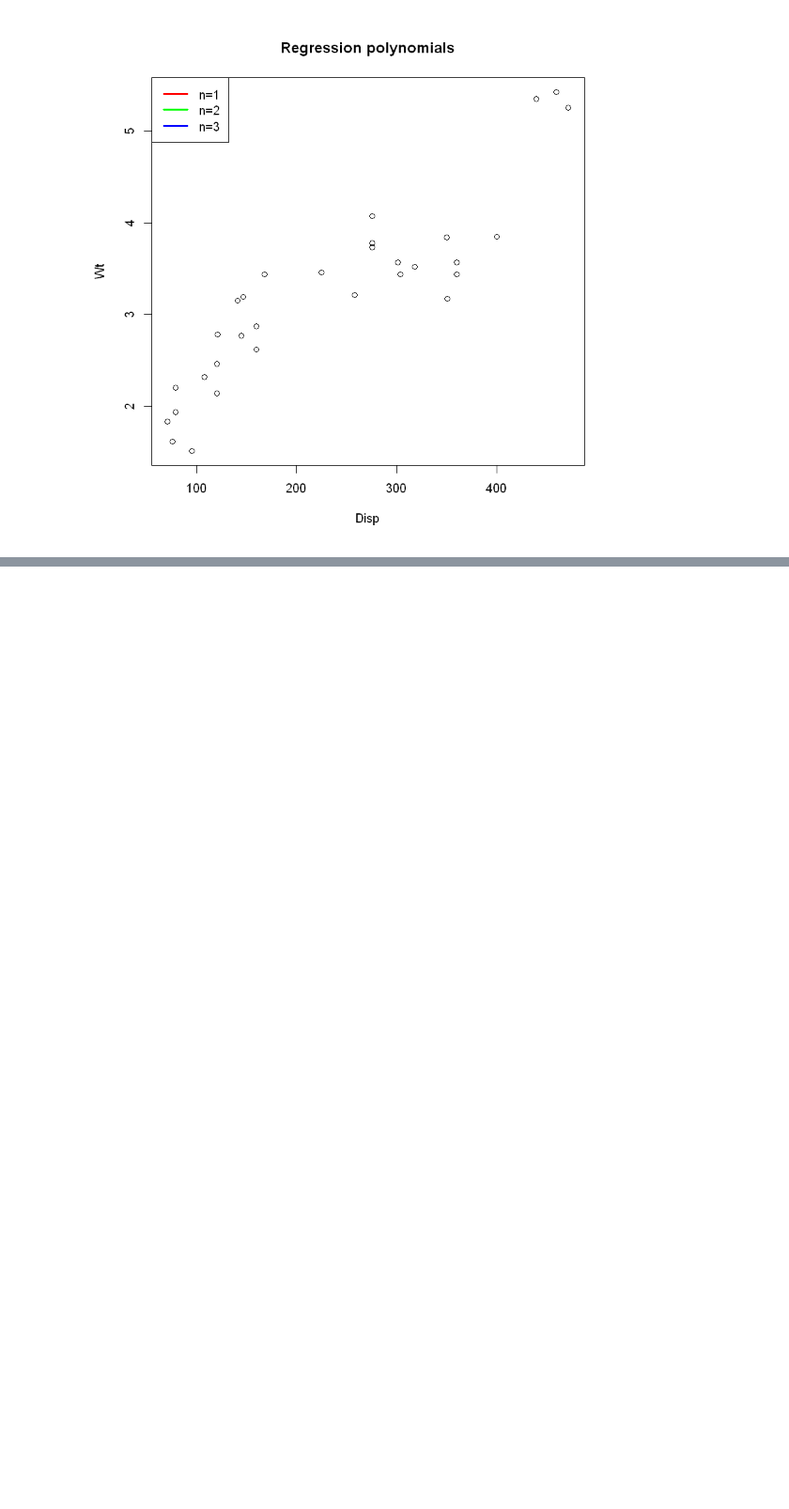
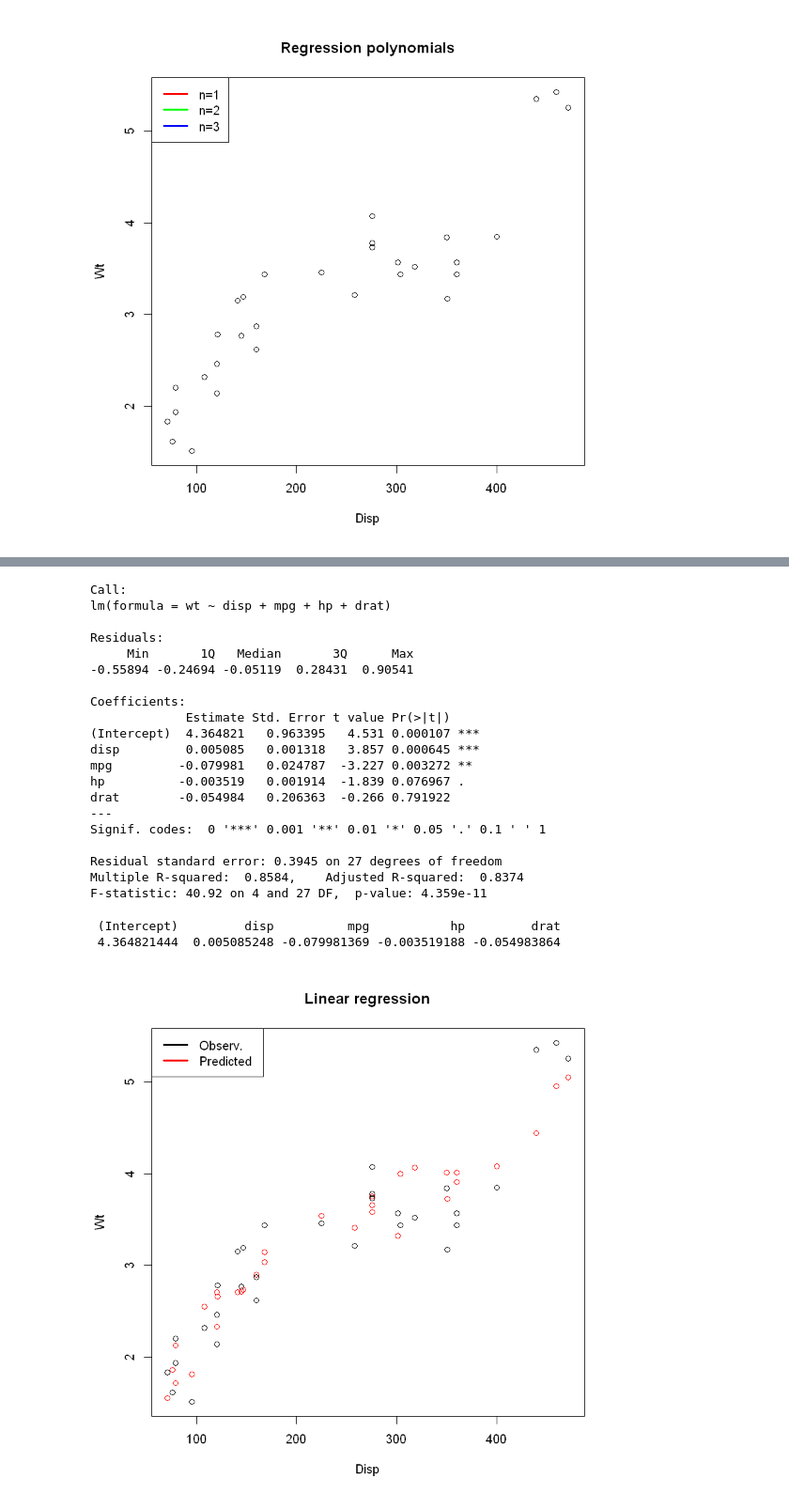
Before and after one commit to FlorianPydde/DataScience, a Jupyter notebook: Frameworks/R/RNotebook.ipynb, the cells around one changed output, grey strips where cells are left out. Shown at 94% size. Cells and saved outputs as stored; diff of their text form; code cells hidden in the pictures; blank space fills up the shorter version.

```diff
--- a/Frameworks/R/RNotebook.ipynb
+++ b/Frameworks/R/RNotebook.ipynb
@@ -66,0 +94,41 @@ legend("topleft",c("n=1","n=2","n=3"), col=c("red","green","blue"), lwd=3)
+# %%
+# Plot data
+plot(disp,wt,type='p',xlab='Disp',ylab='Wt',main='Linear regression')
+
+model4 <- lm(wt ~ disp+mpg+hp+drat)
+summary(model4)
+coef(model4)
+
+predicted <- fitted(model4)
+original <- wt
+mat <- cbind(predicted,original)
+
+points(disp,predicted, type="p", col="red")
+
+
+# Add a legend
+legend("topleft",c("Observ.","Predicted"), col=c("black","red"), lwd=3)
+# %% [output]
+Call:
+lm(formula = wt ~ disp + mpg + hp + drat)
+
+Residuals:
+     Min       1Q   Median       3Q      Max
+-0.55894 -0.24694 -0.05119  0.28431  0.90541
+
+Coefficients:
+             Estimate Std. Error t value Pr(>|t|)
+(Intercept)  4.364821   0.963395   4.531 0.000107 ***
+disp         0.005085   0.001318   3.857 0.000645 ***
+mpg         -0.079981   0.024787  -3.227 0.003272 **
+hp          -0.003519   0.001914  -1.839 0.076967 .
+drat        -0.054984   0.206363  -0.266 0.791922
+---
+Signif. codes:  0 '***' 0.001 '**' 0.01 '*' 0.05 '.' 0.1 ' ' 1
+
+Residual standard error: 0.3945 on 27 degrees of freedom
+Multiple R-squared:  0.8584,    Adjusted R-squared:  0.8374
+F-statistic: 40.92 on 4 and 27 DF,  p-value: 4.359e-11
+ (Intercept)         disp          mpg           hp         drat
+ 4.364821444  0.005085248 -0.079981369 -0.003519188 -0.054983864
+[figure, added]
```
Also changed, not shown: parts of 5 cells of this notebook.
